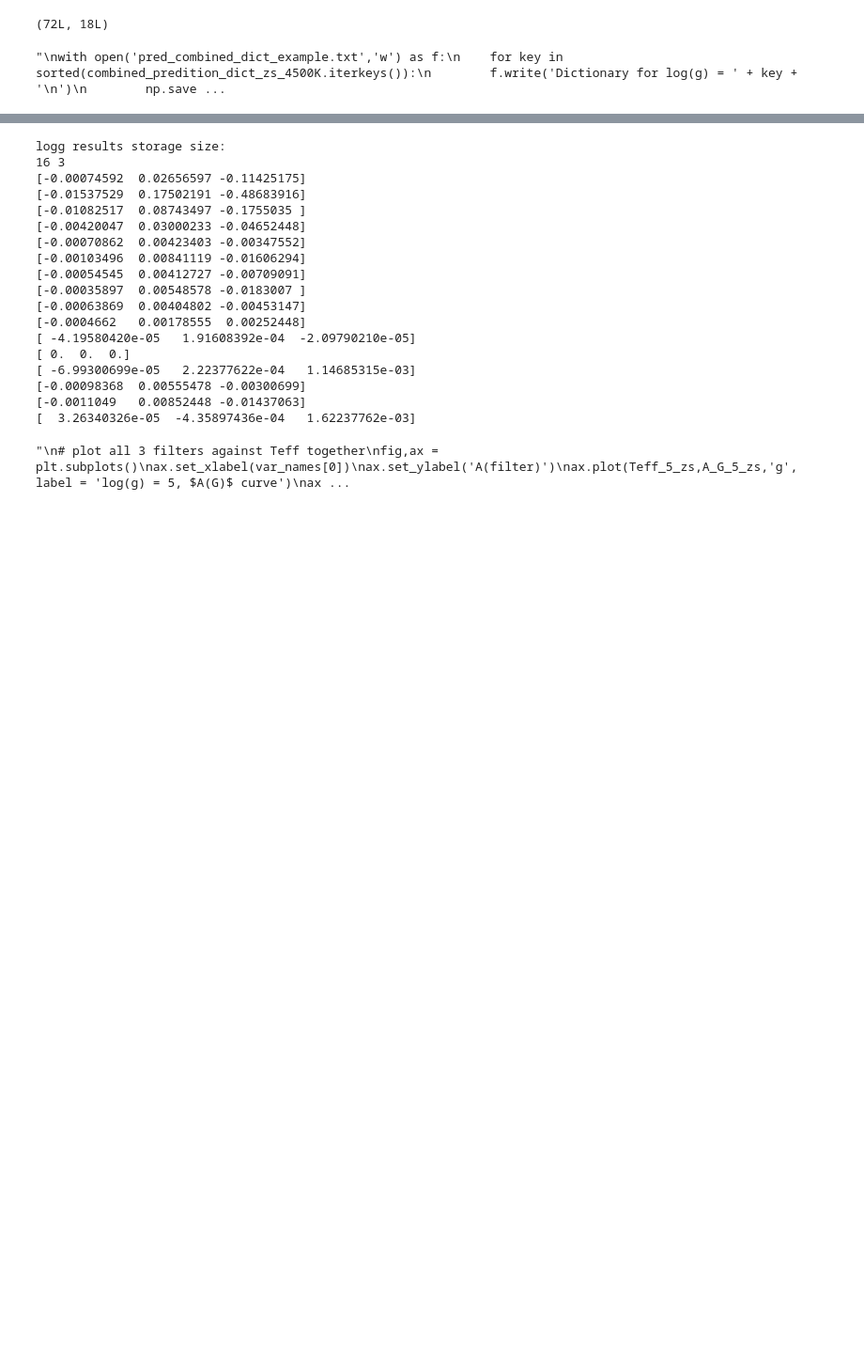
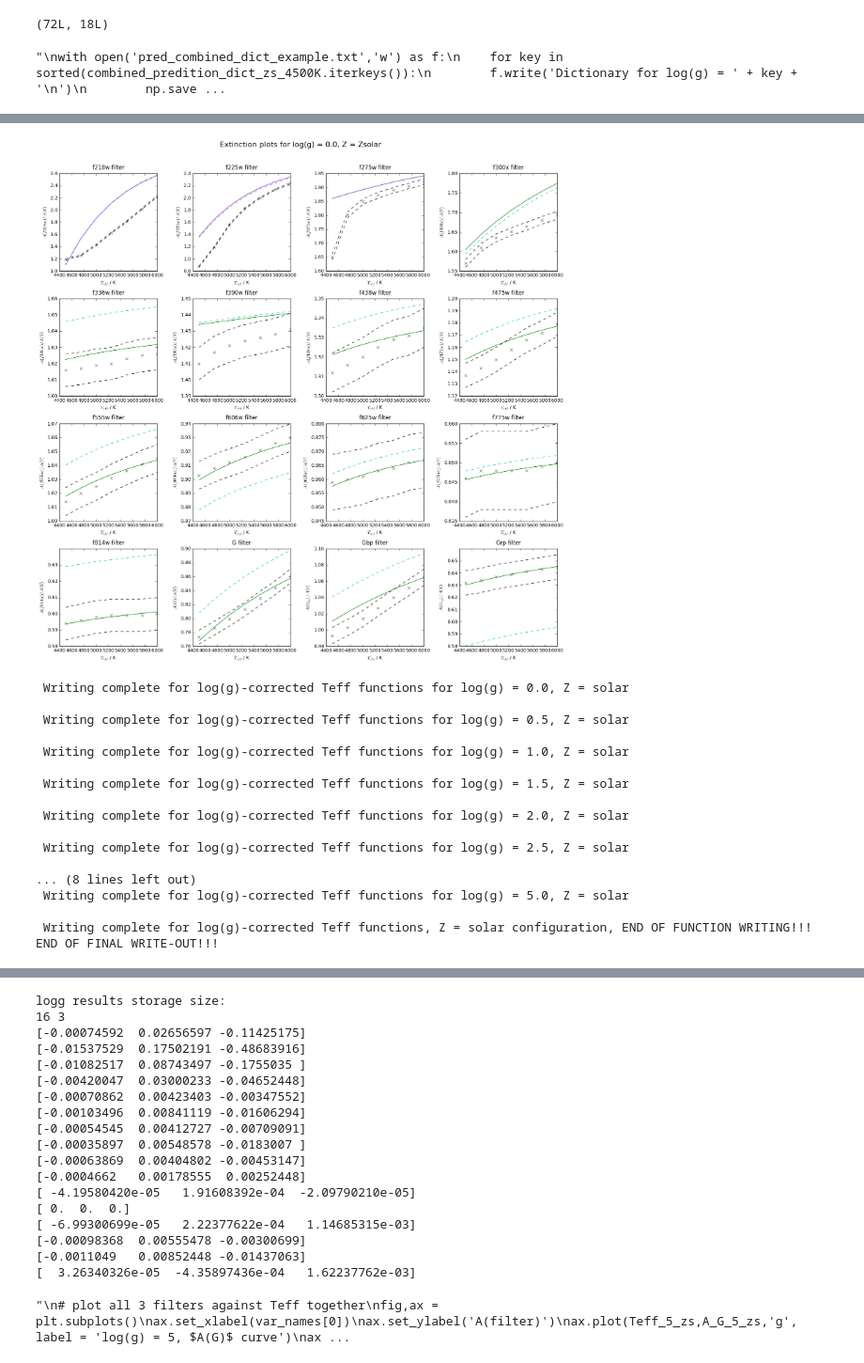
Before and after one commit to AlexlwAstro/phd_work, a Jupyter notebook: gaia_spectra_plots.ipynb, the cells around one changed output, grey strips where cells are left out. Shown at 94% size. Saved outputs shown, nothing was run; the diff lists cells and outputs as text; code cells hidden in the pictures; blank space fills up the shorter version.

Commit message:
implemented first combined function - not successful

```diff
--- a/gaia_spectra_plots.ipynb
+++ b/gaia_spectra_plots.ipynb
@@ -1805 +1859,24 @@ Syncing the combined Teff-log(g) functions with main (Teff-only) function
 combined stuff working SO FAR!!!
+# %%
+# FINAL WRITING-OUT CELL!!!!
+combined_effects_plot_write(comb_dict_zs_4500K,Teff_comb_Avals_pred_dict_zs_4500K,combined_Avals_pred_dict_zs_4500K,'solar','HubWFC','Hub_graphs','4500K_combined_TG',comb_filter_str,best_fits_filterwise)#,4500,10000)
+print 'END OF FINAL WRITE-OUT!!!'
+# %% [output]
+[figure, added]
+ Writing complete for log(g)-corrected Teff functions for log(g) = 0.0, Z = solar
+
+ Writing complete for log(g)-corrected Teff functions for log(g) = 0.5, Z = solar
+
+ Writing complete for log(g)-corrected Teff functions for log(g) = 1.0, Z = solar
+
+ Writing complete for log(g)-corrected Teff functions for log(g) = 1.5, Z = solar
+
+ Writing complete for log(g)-corrected Teff functions for log(g) = 2.0, Z = solar
+
+ Writing complete for log(g)-corrected Teff functions for log(g) = 2.5, Z = solar
+
+... (8 lines left out)
+ Writing complete for log(g)-corrected Teff functions for log(g) = 5.0, Z = solar
+
+ Writing complete for log(g)-corrected Teff functions, Z = solar configuration, END OF FUNCTION WRITING!!!
+END OF FINAL WRITE-OUT!!!
```
Also changed, not shown: parts of 4 cells of this notebook, 50 other files.
